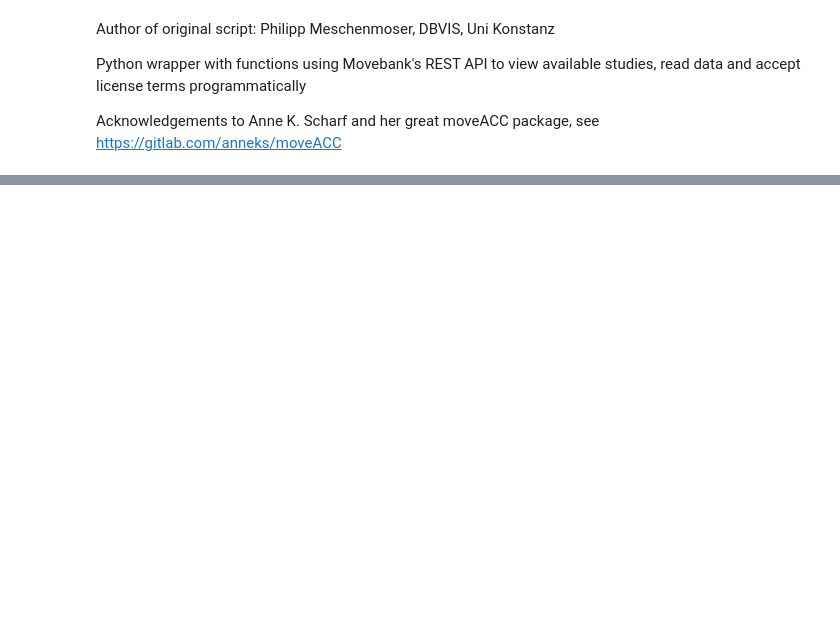
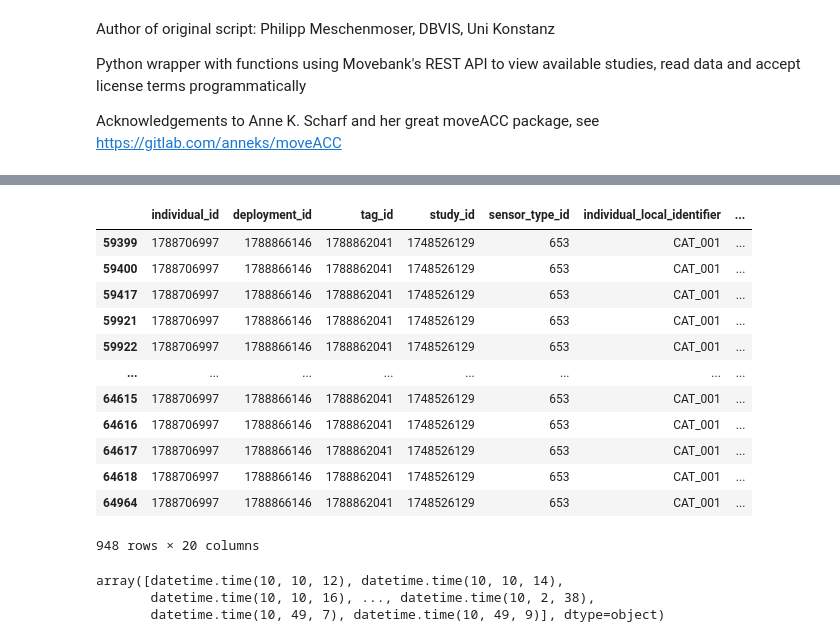
Before and after one commit to Biodiversity-CatTracker2/movebank-api-doc, a Jupyter notebook: MovebankAPI.ipynb, the cells around one changed output, grey strips where cells are left out. Cells and saved outputs as stored; diff of their text form; code cells hidden in the pictures; blank space fills up the shorter version.

```diff
--- a/MovebankAPI.ipynb
+++ b/MovebankAPI.ipynb
@@ -250,0 +287,27 @@ gps_df
+# %%
+# gps_df['timestamp'] = gps_df['timestamp'].astype('datetime64[ns]').dt.tz_localize('utc').dt.tz_convert('America/New_York').dt.tz_localize(None)
+# data = gps_df[(gps_df['timestamp'].dt.date).astype('string') == '2021-10-10']
+data.loc[(data['gps_hdop'].astype('float32') < 1.3)]
+# gps_df.loc[(gps_df['time'] >= start_time) & (gps_df['time'] <= end_time)]
+# %% [output]
+|  | individual_id | deployment_id | tag_id | study_id | sensor_type_id | individual_local_identifier | ... |
+| 59399 | 1788706997 | 1788866146 | 1788862041 | 1748526129 | 653 | CAT_001 | ... |
+| 59400 | 1788706997 | 1788866146 | 1788862041 | 1748526129 | 653 | CAT_001 | ... |
+| 59417 | 1788706997 | 1788866146 | 1788862041 | 1748526129 | 653 | CAT_001 | ... |
+| 59921 | 1788706997 | 1788866146 | 1788862041 | 1748526129 | 653 | CAT_001 | ... |
+| 59922 | 1788706997 | 1788866146 | 1788862041 | 1748526129 | 653 | CAT_001 | ... |
+| ... | ... | ... | ... | ... | ... | ... | ... |
+| 64615 | 1788706997 | 1788866146 | 1788862041 | 1748526129 | 653 | CAT_001 | ... |
+| 64616 | 1788706997 | 1788866146 | 1788862041 | 1748526129 | 653 | CAT_001 | ... |
+| 64617 | 1788706997 | 1788866146 | 1788862041 | 1748526129 | 653 | CAT_001 | ... |
+| 64618 | 1788706997 | 1788866146 | 1788862041 | 1748526129 | 653 | CAT_001 | ... |
+| 64964 | 1788706997 | 1788866146 | 1788862041 | 1748526129 | 653 | CAT_001 | ... |
+948 rows × 20 columns
+# %%
+gps_df['date'] = gps_df['timestamp'].astype('datetime64[ns]').dt.date.astype('datetime64[ns]')
+gps_df['time'] = gps_df['timestamp'].astype('datetime64[ns]').dt.time
+gps_df.time.unique()
+# %% [output]
+array([datetime.time(10, 10, 12), datetime.time(10, 10, 14),
+       datetime.time(10, 10, 16), ..., datetime.time(10, 2, 38),
+       datetime.time(10, 49, 7), datetime.time(10, 49, 9)], dtype=object)
```
Also changed, not shown: parts of 8 cells of this notebook, 1 other file.
